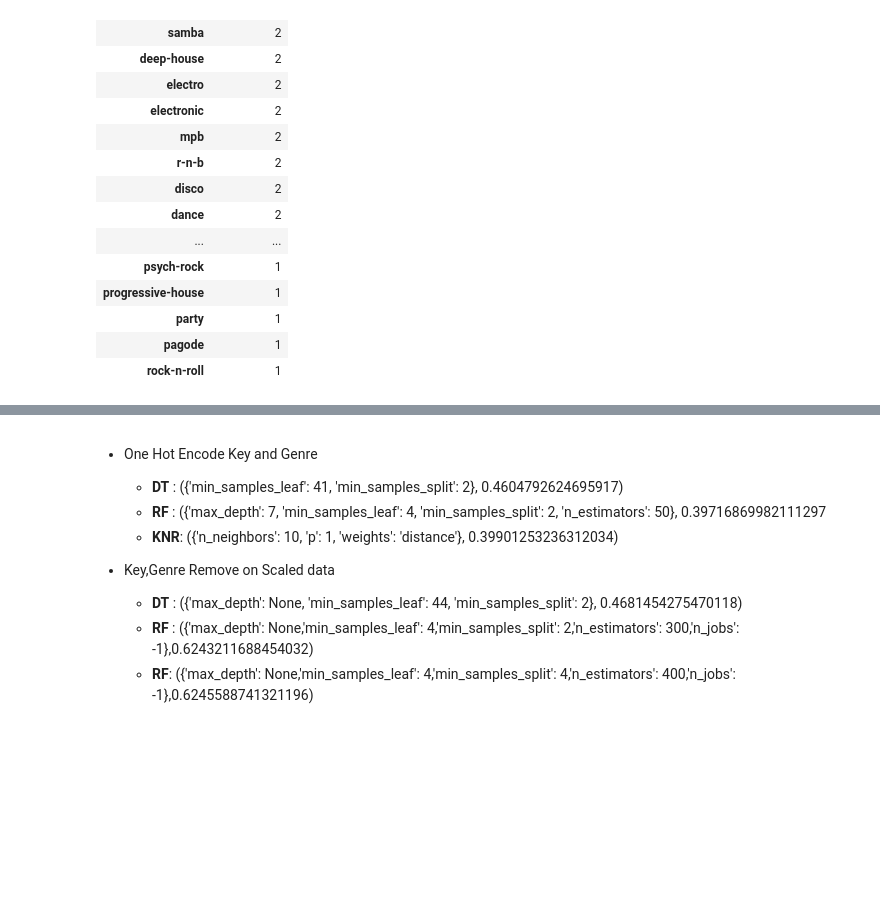
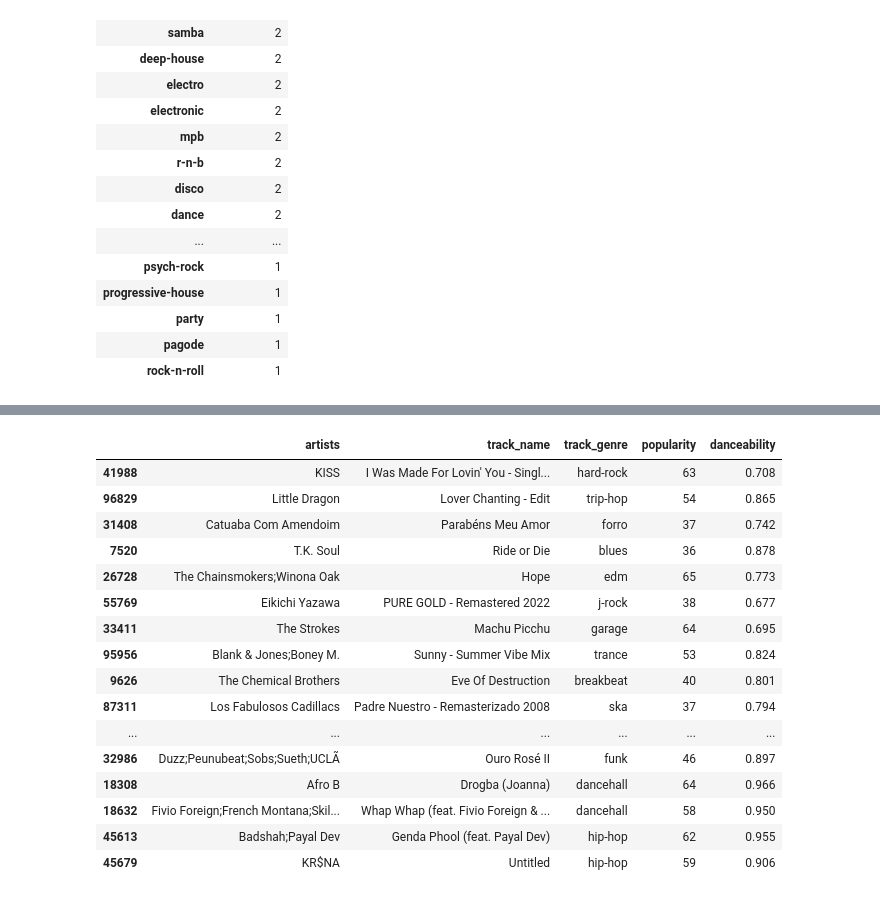
Before and after one commit to umar-anzar/datacamp-spotify-competition, a Jupyter notebook: notebook_New.ipynb, the cells around one changed output, grey strips where cells are left out. Cells and saved outputs as stored; diff of their text form; code cells hidden in the pictures; blank space fills up the shorter version.

```diff
--- a/notebook_New.ipynb
+++ b/notebook_New.ipynb
@@ -1551,10 +1473,0 @@ playlist_50['track_genre'].value_counts().to_frame()
-# %% [markdown]
-- One Hot Encode Key and Genre
-    - **DT** : ({'min_samples_leaf': 41, 'min_samples_split': 2}, 0.4604792624695917)
-    - **RF** : ({'max_depth': 7, 'min_samples_leaf': 4, 'min_samples_split': 2, 'n_estimators': 50}, 0.39716869982111297
-    - **KNR**: ({'n_neighbors': 10, 'p': 1, 'weights': 'distance'}, 0.39901253236312034)
-
-- Key,Genre Remove on Scaled data
-    - **DT** : ({'max_depth': None, 'min_samples_leaf': 44, 'min_samples_split': 2}, 0.4681454275470118)
-    - **RF** : ({'max_depth': None,'min_samples_leaf': 4,'min_samples_split': 2,'n_estimators': 300,'n_jobs': -1},0.6243211688454032)
-    - **RF**: ({'max_depth': None,'min_samples_leaf': 4,'min_samples_split': 4,'n_estimators': 400,'n_jobs': -1},0.6245588741321196)
@@ -1577,0 +1474,20 @@ param_grid_random_forest = {
+# %%
+playlist_50[['artists','track_name','track_genre','popularity','danceability']]
+# %% [output]
+|  | artists | track_name | track_genre | popularity | danceability |
+| 41988 | KISS | I Was Made For Lovin' You - Singl... | hard-rock | 63 | 0.708 |
+| 96829 | Little Dragon | Lover Chanting - Edit | trip-hop | 54 | 0.865 |
+| 31408 | Catuaba Com Amendoim | Parabéns Meu Amor | forro | 37 | 0.742 |
+| 7520 | T.K. Soul | Ride or Die | blues | 36 | 0.878 |
+| 26728 | The Chainsmokers;Winona Oak | Hope | edm | 65 | 0.773 |
+| 55769 | Eikichi Yazawa | PURE GOLD - Remastered 2022 | j-rock | 38 | 0.677 |
+| 33411 | The Strokes | Machu Picchu | garage | 64 | 0.695 |
+| 95956 | Blank & Jones;Boney M. | Sunny - Summer Vibe Mix | trance | 53 | 0.824 |
+| 9626 | The Chemical Brothers | Eve Of Destruction | breakbeat | 40 | 0.801 |
+| 87311 | Los Fabulosos Cadillacs | Padre Nuestro - Remasterizado 2008 | ska | 37 | 0.794 |
+| ... | ... | ... | ... | ... | ... |
+| 32986 | Duzz;Peunubeat;Sobs;Sueth;UCLÃ | Ouro Rosé II | funk | 46 | 0.897 |
+| 18308 | Afro B | Drogba (Joanna) | dancehall | 64 | 0.966 |
+| 18632 | Fivio Foreign;French Montana;Skil... | Whap Whap (feat. Fivio Foreign & ... | dancehall | 58 | 0.950 |
+| 45613 | Badshah;Payal Dev | Genda Phool (feat. Payal Dev) | hip-hop | 62 | 0.955 |
+| 45679 | KR$NA | Untitled | hip-hop | 59 | 0.906 |
```
Also changed, not shown: parts of 19 cells of this notebook, 3 other files.
